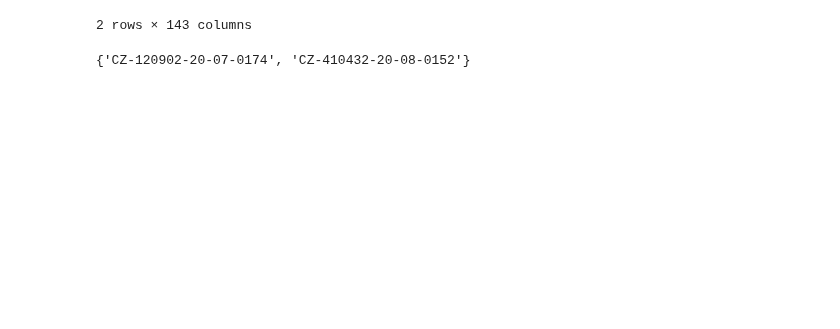
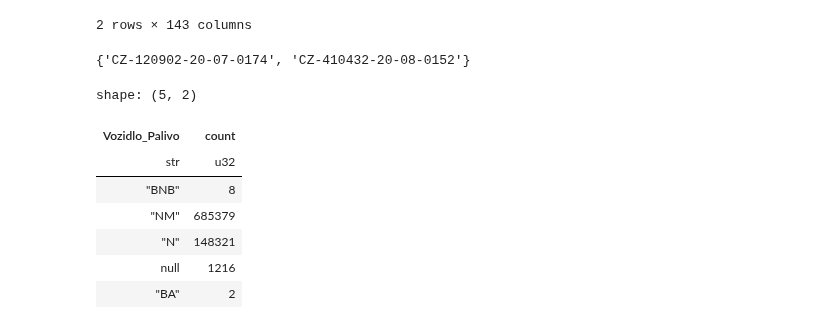
Before and after one commit to opendatalabcz/emissions-data-analysis-cz, a Jupyter notebook: kod/diesel_exploration.ipynb, the cells around one changed output. Cells and saved outputs as stored; diff of their text form; code cells hidden in the pictures; blank space fills up the shorter version.

```diff
--- a/kod/diesel_processing.ipynb
+++ b/kod/diesel_exploration.ipynb
@@ -469,3 +425,14 @@ cislo_protokolu_mereni = set(df_all.select(pl.col('CisloProtokolu').str.replace(
 cislo_protokolu_mereni - cislo_protokolu_technicka
 # %% [output]
 {'CZ-120902-20-07-0174', 'CZ-410432-20-08-0152'}
+# %%
+df_all['Vozidlo_Palivo'].value_counts()
+# %% [output]
+shape: (5, 2)
+| Vozidlo_Palivo | count |
+| str | u32 |
+| "BNB" | 8 |
+| "NM" | 685379 |
+| "N" | 148321 |
+| null | 1216 |
+| "BA" | 2 |
```
Also changed, not shown: parts of 4 cells of this notebook, 9 other files.
